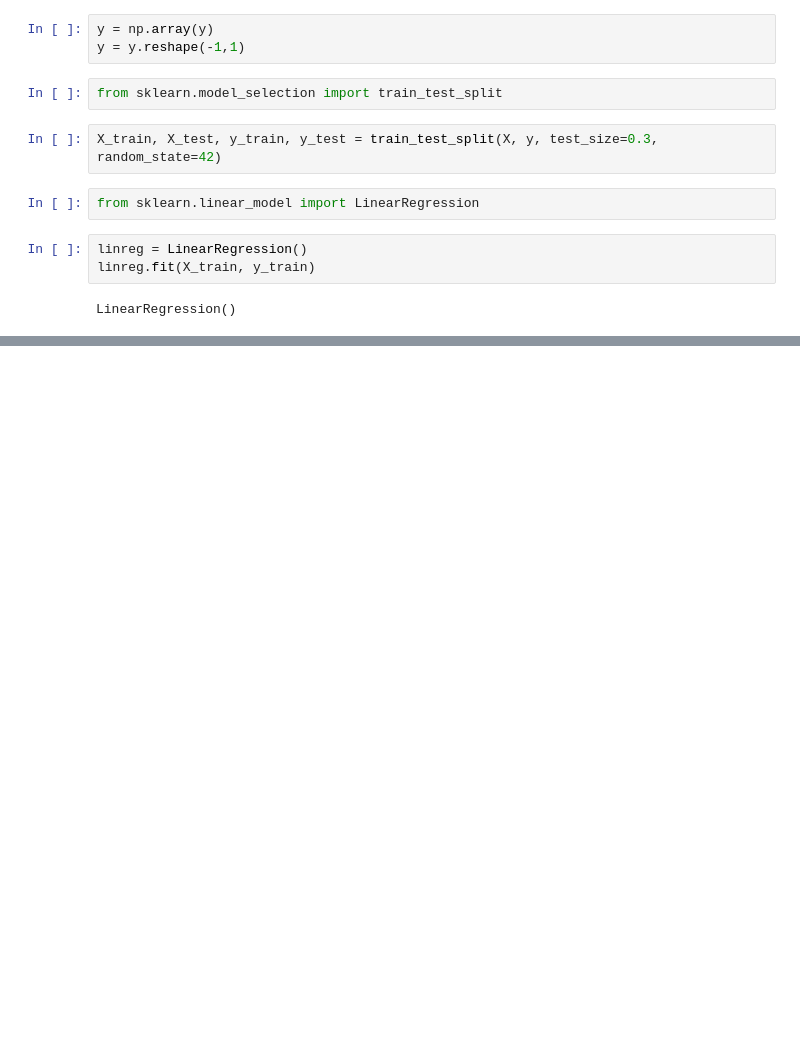
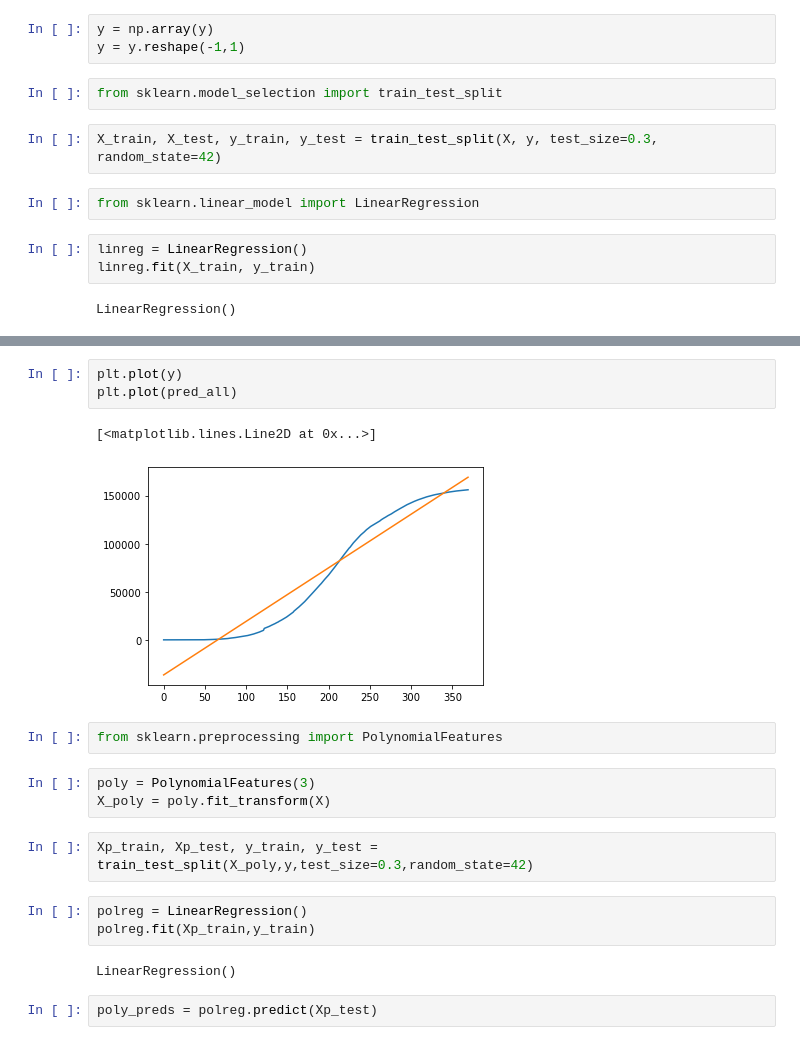
Before and after one commit to siktasharma/Covid-19-Death-Analysis, a Jupyter notebook: covid 19 analysis.ipynb, the cells around one changed output, grey strips where cells are left out. Cells and saved outputs as stored; diff of their text form; blank space fills up the shorter version.

Commit message:
performed linear and polynomial regression

```diff
--- a/covid 19 analysis.ipynb
+++ b/covid 19 analysis.ipynb
@@ -174,0 +177,20 @@ TypeError: The DTypes <class 'numpy.dtype[float64]'> and <class 'numpy.dtype[dat
+# %%
+plt.plot(y)
+plt.plot(pred_all)
+# %% [output]
+[<matplotlib.lines.Line2D at 0x...>]
+[figure, added]
+# %%
+from sklearn.preprocessing import PolynomialFeatures
+# %%
+poly = PolynomialFeatures(3)
+X_poly = poly.fit_transform(X)
+# %%
+Xp_train, Xp_test, y_train, y_test = train_test_split(X_poly,y,test_size=0.3,random_state=42)
+# %%
+polreg = LinearRegression()
+polreg.fit(Xp_train,y_train)
+# %% [output]
+LinearRegression()
+# %%
+poly_preds = polreg.predict(Xp_test)
```
Also changed, not shown: parts of 13 cells of this notebook.
